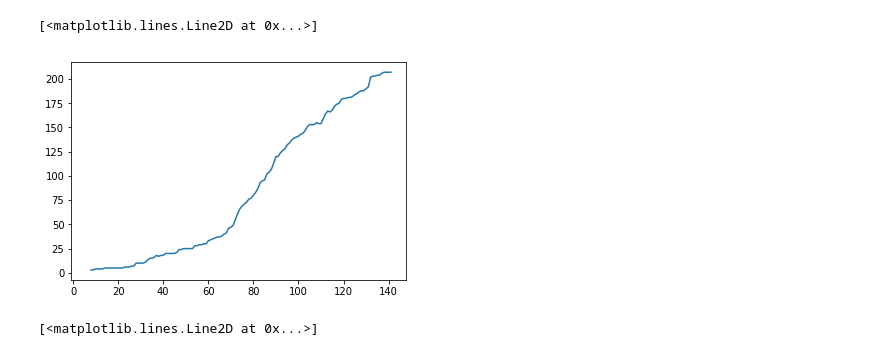
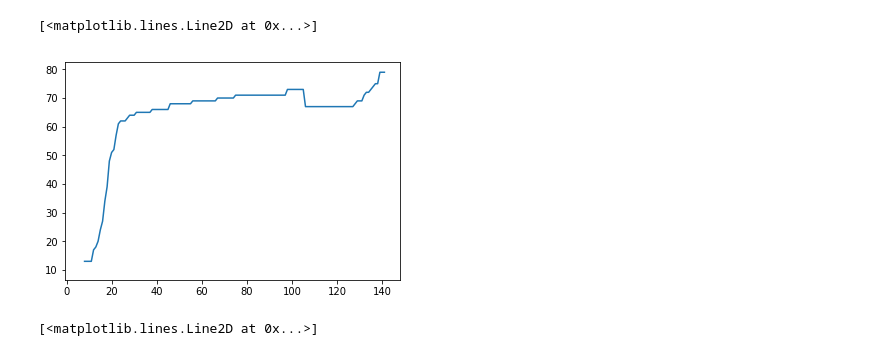
Before and after one commit to NSSAC/DRC_Ebola_2018, a Jupyter notebook: notebooks/DRC_NK_grav_patchsim.ipynb, the cells around one changed output. Saved outputs shown, nothing was run; the diff lists cells and outputs as text; code cells hidden in the pictures.

```diff
--- a/notebooks/DRC_NK_grav_patchsim.ipynb
+++ b/notebooks/DRC_NK_grav_patchsim.ipynb
@@ -109,5 +111,5 @@ out_df.loc['VUHOVI'].cumsum().plot()
 # %%
-plt.plot(evd_df[evd_df.health_zone=='Beni'].total_c.values)
+plt.plot(evd_df[evd_df.health_zone=='Mabalako'].total_c.values)
 # %% [output]
 [<matplotlib.lines.Line2D at 0x...>]
-[figure, old version]
+[figure, new version]
```
Also changed, not shown: parts of 7 cells of this notebook, 9 other files.
